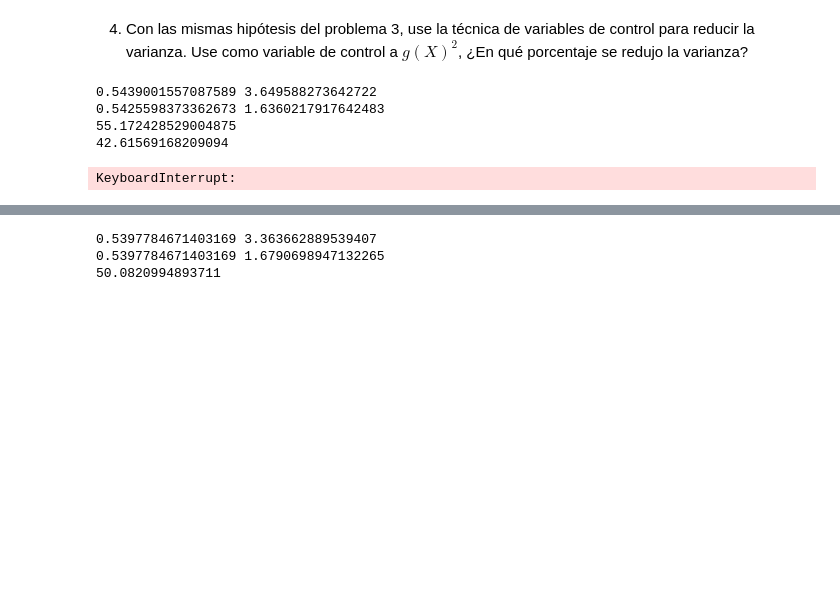
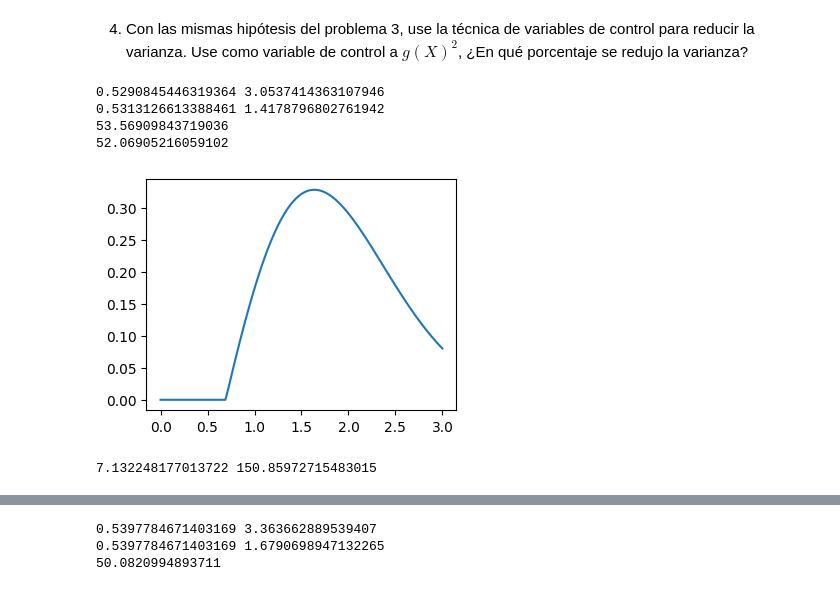
Before and after one commit to IvanPP1018/SIMULACION-1, a Jupyter notebook: Guía_sim2.ipynb, the cells around one changed output, grey strips where cells are left out. Cells and saved outputs as stored; diff of their text form; code cells hidden in the pictures; blank space fills up the shorter version.

```diff
--- a/Guía_sim2.ipynb
+++ b/Guía_sim2.ipynb
@@ -16,9 +16,9 @@ nr=100000
 l=[]
 l1=[]
 for i in range(nr):
-  z=gauss(0,1)
-  l.append(g(z))
-  l1.append((g(z)+g(-z))/2)
+  x=gauss(0,1)
+  l.append(g(x))
+  l1.append((g(x)+g(-x))/2)
 m=mean(l)
 v=variance(l)
 print(m,v)
@@ -72,0 +110,34 @@ print(100*r**2)
+# %%
+# Resuelto en clase
+#####################ESTE ESTA BIEN ######################
+
+from random import gauss
+from statistics import mean, variance
+from scipy.stats import pearsonr
+from math import exp
+def g(x):
+  if x>2:
+    return x-2
+  else:
+    return 0
+
+def f(x):
+  return g(exp(x))
+nr=100000
+l=[]
+l1=[]
+lc=[]
+for i in range(nr):
+  x=gauss(0,1)
+  l.append(g(x))
+  l1.append((g(x)+g(-x))/2)
+  lc.append(f(x))
+m=mean(l)
+v=variance(l)
+print(m,v)
+m1=mean(l1)
+v1=variance(l1)
+print(m1,v1)
+print(100*(v-v1)/v)
+r=pearsonr(l,lc)[0]
+print(100*r**2)
@@ -170,36 +311,37 @@ for i in range(nr):
   l.append(g(x))
   l1.append((g(x)+g(-x))/2)
   lc.append(fc(x))
   x=gauss(1.7,1)
   l2.append(g(x)*phi(x)/h(x))
 m=mean(l)
 v=variance(l)
 print(m,v)
 m1=mean(l1)
 v1=variance(l1)
 print(m1,v1)
 print(100*(v-v1)/v)
 r=100*pearsonr(l,lc)[0]**2
 print(r)
 x1=0
 x2=3
 x=x1
 b=[]
 while x<x2:
   b.append(x)
-  x=x*(x2-x1)/100
+  x=x+(x2-x1)/100
 ly=[]
 for x in b:
   ly.append(g(x)*phi(x))
 plt.figure(figsize=(4,3))
 plt.plot(b, ly)
 plt.show()
 m=mean(l2)
 v=variance(l2)
 print(m,v)
 # %% [output]
-0.5439001557087589 3.649588273642722
-0.5425598373362673 1.6360217917642483
-55.172428529004875
-42.61569168209094
+0.5290845446319364 3.0537414363107946
+0.5313126613388461 1.4178796802761942
+53.56909843719036
+52.06905216059102
+[figure, added]
-KeyboardInterrupt:
+7.132248177013722 150.85972715483015
```
Also changed, not shown: parts of 11 cells of this notebook.
